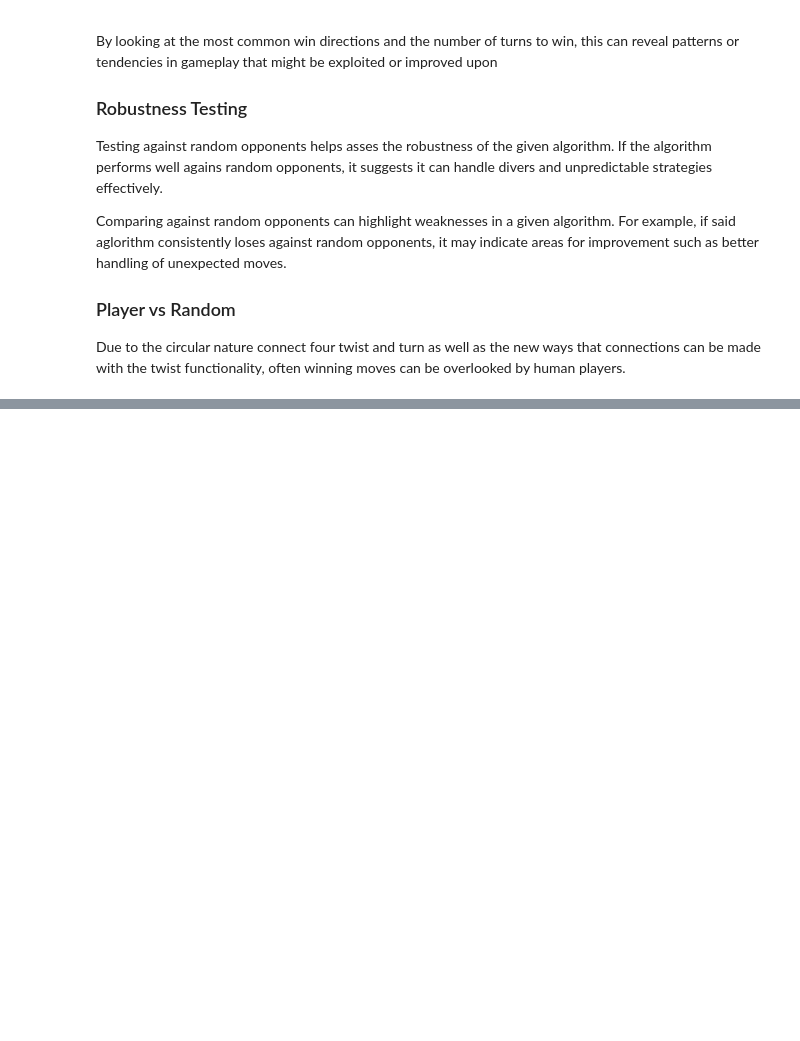
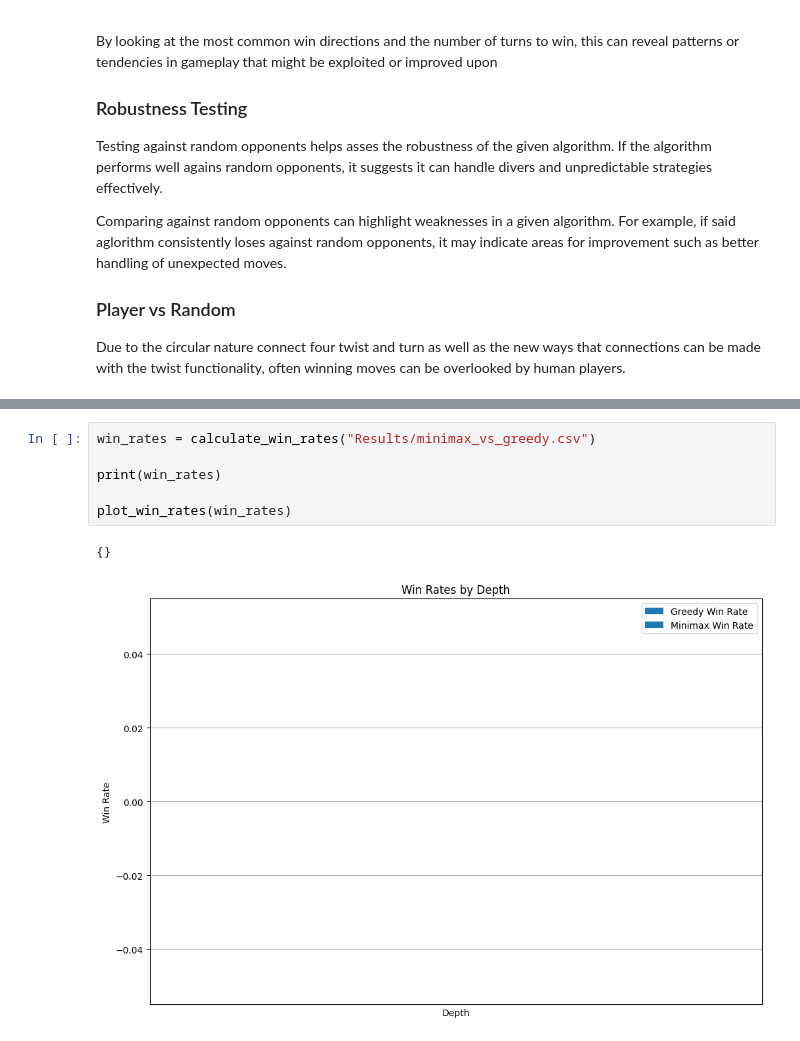
Before and after one commit to J-Krajewski/connect-four-twist, a Jupyter notebook: evaluate_results.ipynb, the cells around one changed output, grey strips where cells are left out. Saved outputs shown, nothing was run; the diff lists cells and outputs as text; blank space fills up the shorter version.

```diff
--- a/evaluate_results.ipynb
+++ b/evaluate_results.ipynb
@@ -98,0 +353,9 @@ lru: 7 times
+# %%
+win_rates = calculate_win_rates("Results/minimax_vs_greedy.csv")
+
+print(win_rates)
+
+plot_win_rates(win_rates)
+# %% [output]
+{}
+[figure, added]
```
Also changed, not shown: parts of 12 cells of this notebook, 22 other files.
